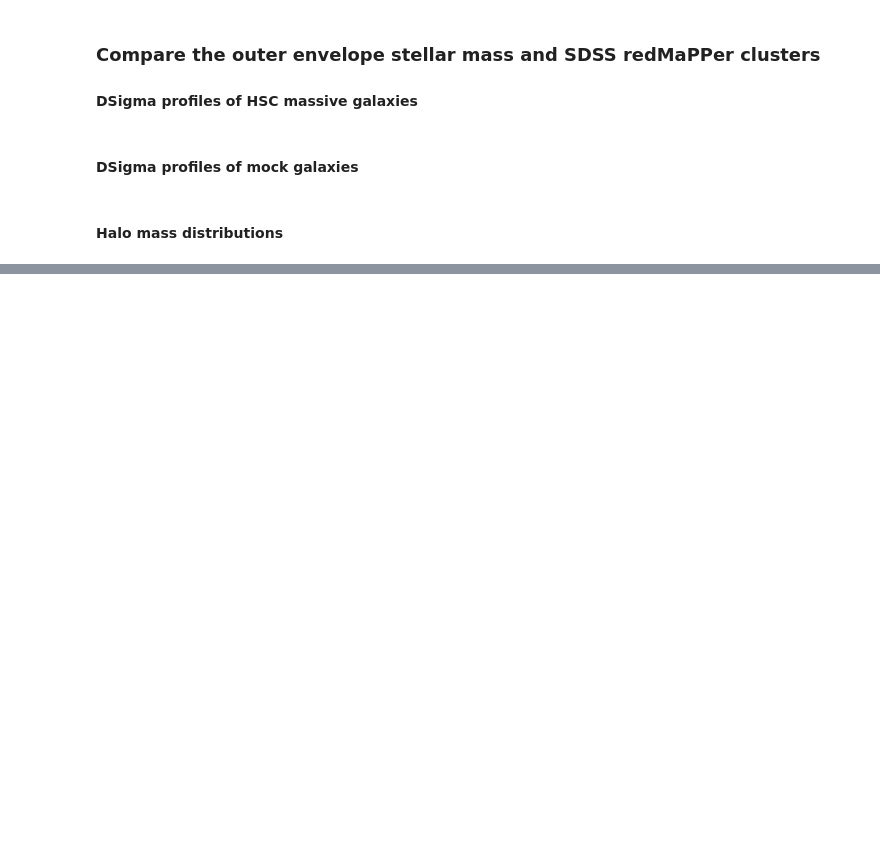
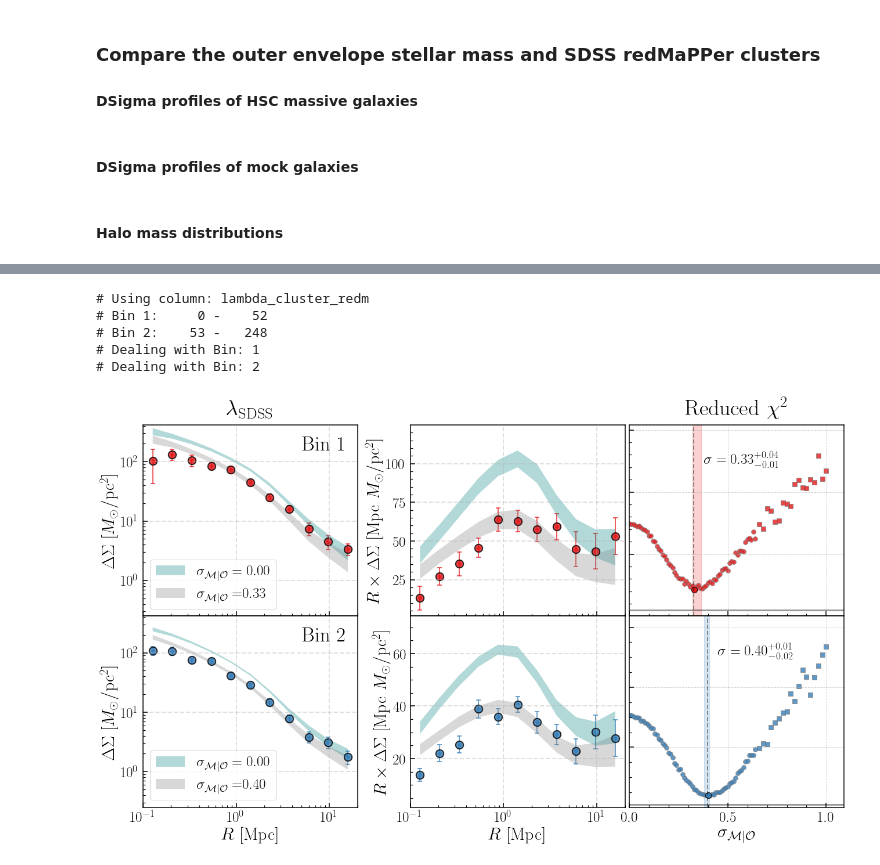
Before and after one commit to dr-guangtou/jianbing, a Jupyter notebook: notebooks/figure/figF1.ipynb, the cells around one changed output, grey strips where cells are left out. Cells and saved outputs as stored; diff of their text form; code cells hidden in the pictures; blank space fills up the shorter version.

```diff
--- a/notebooks/figure/figF1.ipynb
+++ b/notebooks/figure/figF1.ipynb
@@ -62,0 +78,6 @@ sim_mhalo = Table.read(os.path.join(sim_dir, 'sim_merge_mhalo_hist.fits'))
+# %%
+# Lensing data using medium photo-z quality cut
+s16a_lensing = os.path.join(data_dir, 's16a_weak_lensing_medium.hdf5')
+
+# Random
+s16a_rand = Table.read(s16a_lensing, path='random')
@@ -62,0 +103,17 @@ sim_mhalo = Table.read(os.path.join(sim_dir, 'sim_merge_mhalo_hist.fits'))
+# %%
+redm_sdss_dsig = wlensing.gather_topn_dsigma_profiles(
+    red_sdss, s16a_rand, topn_bins[0:2], 'lambda_cluster_redm',
+    mask=mask, n_rand=100000, n_boot=200, verbose=True)
+
+redm_sdss_sum = scatter.compare_model_dsigma(
+    redm_sdss_dsig, sim_dsig, model_err=False, poly=True, verbose=True)
+
+fig = visual.sum_plot_topn(
+    redm_sdss_sum, r'$\lambda_{\rm SDSS}$', note=None, cov_type='jk', ref_tab=None)
+# %% [output]
+# Using column: lambda_cluster_redm
+# Bin 1:     0 -    52
+# Bin 2:    53 -   248
+# Dealing with Bin: 1
+# Dealing with Bin: 2
+[figure, added]
```
Also changed, not shown: parts of 18 cells of this notebook, 2 other files.
